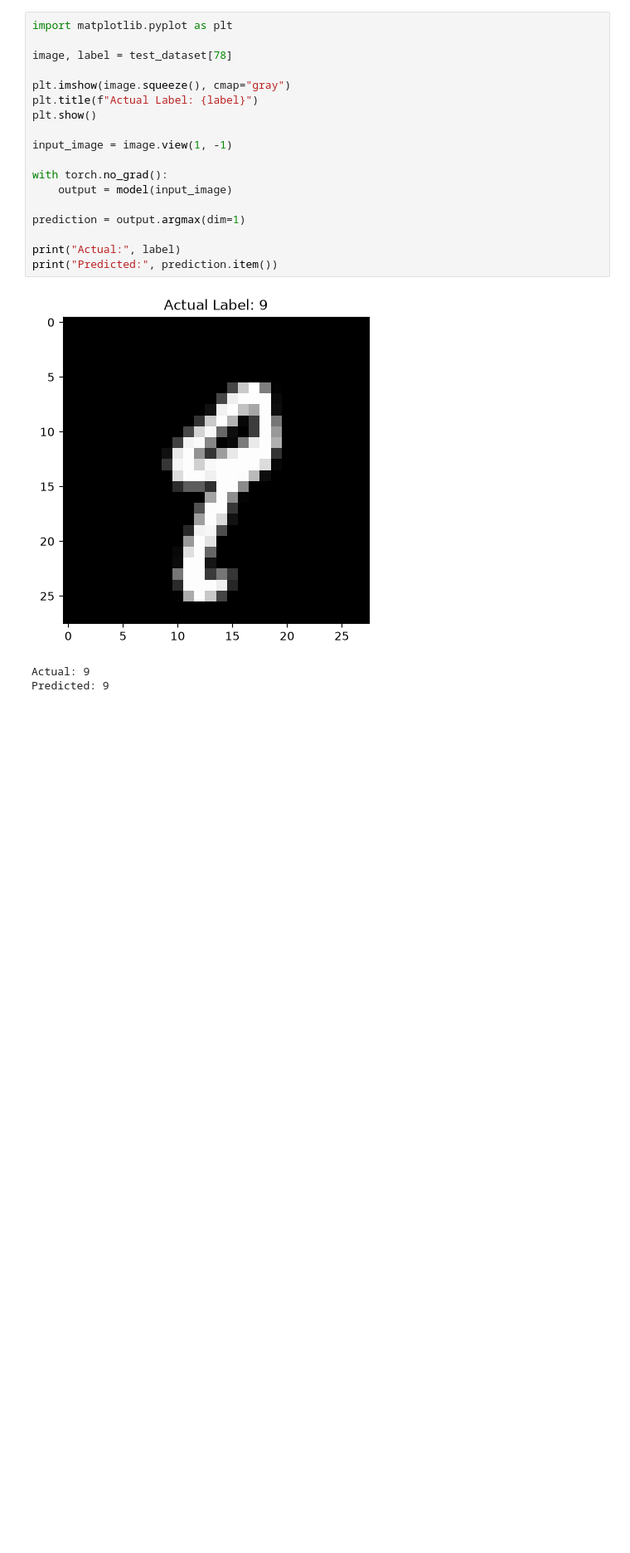
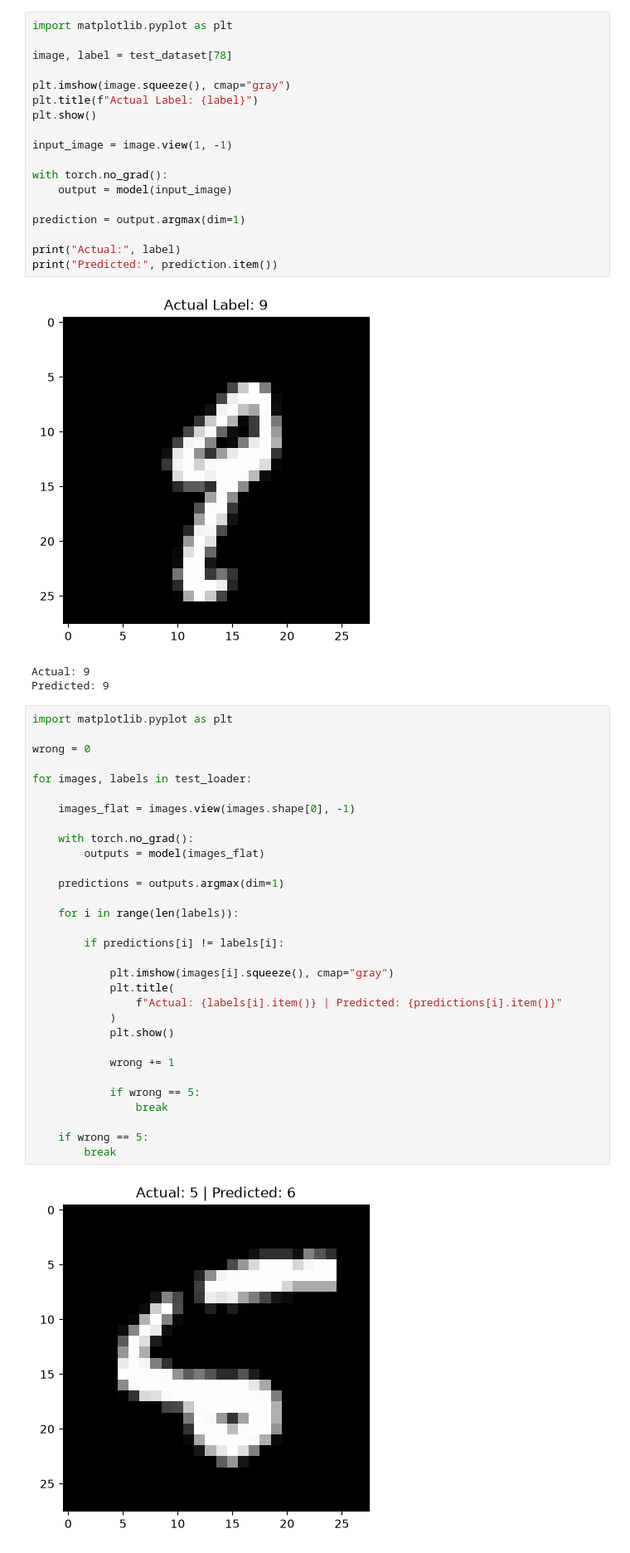
Before and after one commit to sahilsaeidkhan/AI-Projects, a Jupyter notebook: Deep_Learning/mnist_image_classification.ipynb, the cells around one changed output. Shown at 83% size. Drawn from its saved outputs; the diff is of its cells as text; blank space fills up the shorter version.

```diff
--- a/Deep_Learning/mnist_image_classification.ipynb
+++ b/Deep_Learning/mnist_image_classification.ipynb
@@ -270,3 +270,36 @@ print("Predicted:", prediction.item())
 [figure]
 Actual: 9
 Predicted: 9
+# %%
+import matplotlib.pyplot as plt
+
+wrong = 0
+
+for images, labels in test_loader:
+
+    images_flat = images.view(images.shape[0], -1)
+
+    with torch.no_grad():
+        outputs = model(images_flat)
+
+    predictions = outputs.argmax(dim=1)
+
+    for i in range(len(labels)):
+
+        if predictions[i] != labels[i]:
+
+            plt.imshow(images[i].squeeze(), cmap="gray")
+            plt.title(
+                f"Actual: {labels[i].item()} | Predicted: {predictions[i].item()}"
+            )
+            plt.show()
+
+            wrong += 1
+
+            if wrong == 5:
+                break
+
+    if wrong == 5:
+        break
+# %% [output]
+[figure, added]
```
Also changed, not shown: parts of 1 cell of this notebook.
